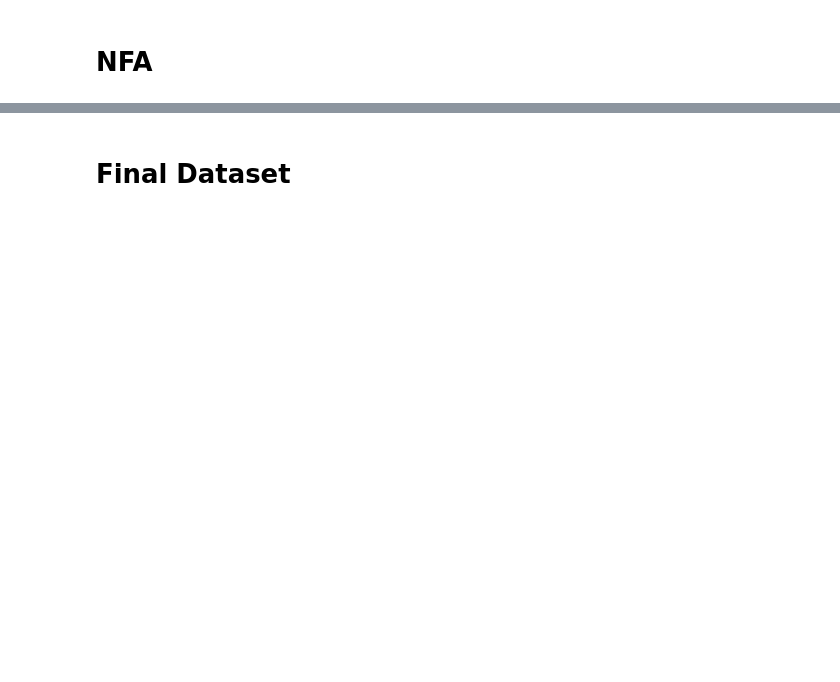
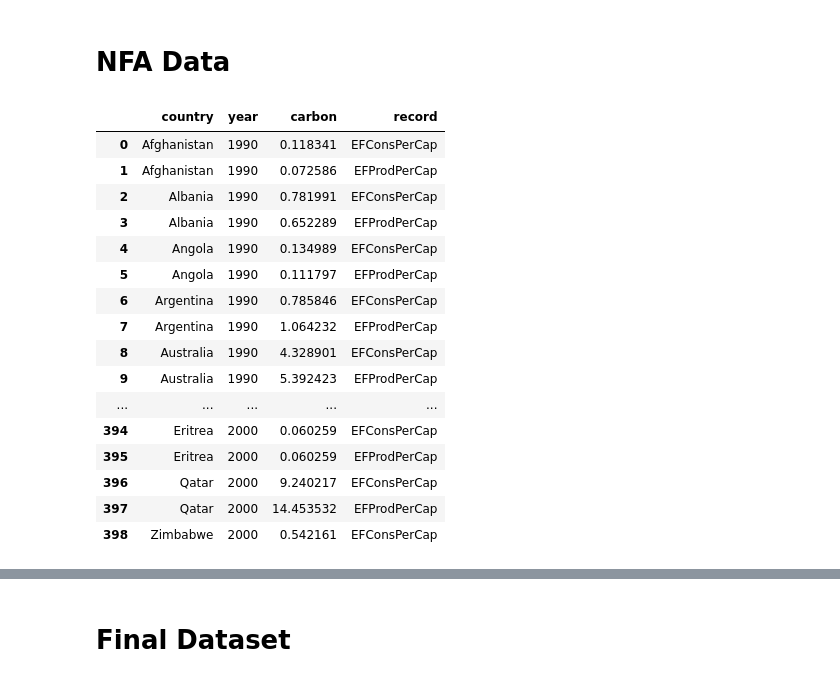
Before and after one commit to jacobdv/shoe-beans, a Jupyter notebook: This_One.ipynb, the cells around one changed output, grey strips where cells are left out. Cells and saved outputs as stored; diff of their text form; code cells hidden in the pictures; blank space fills up the shorter version.

```diff
--- a/This_One.ipynb
+++ b/This_One.ipynb
@@ -7,7 +7,7 @@ nfa = pd.read_csv("NFA_Data.csv")
 # Reads in csv for table two of the UN data, using the fifth row as header.
 un = pd.read_csv("UN_Data_Table_2.csv", header=4).drop([0,67,121,159,193])
 # %% [markdown]
-# NFA
+# NFA Data
 # %%
 # Creating country, year, and carbon emissions dataframe for the selected years.
 nfa = nfa[['country','year','carbon','record']]
@@ -27,6 +27,26 @@ nfa = nfa.set_index("country").reset_index()
 nfa = nfa[(nfa['record'] == 'EFProdPerCap') | (nfa['record'] == 'EFConsPerCap')]
 nfa.dropna(how='any',inplace=True)
 nfa = nfa.set_index("country").reset_index()
+# %%
+nfa
+# %% [output]
+|  | country | year | carbon | record |
+| 0 | Afghanistan | 1990 | 0.118341 | EFConsPerCap |
+| 1 | Afghanistan | 1990 | 0.072586 | EFProdPerCap |
+| 2 | Albania | 1990 | 0.781991 | EFConsPerCap |
+| 3 | Albania | 1990 | 0.652289 | EFProdPerCap |
+| 4 | Angola | 1990 | 0.134989 | EFConsPerCap |
+| 5 | Angola | 1990 | 0.111797 | EFProdPerCap |
+| 6 | Argentina | 1990 | 0.785846 | EFConsPerCap |
+| 7 | Argentina | 1990 | 1.064232 | EFProdPerCap |
+| 8 | Australia | 1990 | 4.328901 | EFConsPerCap |
+| 9 | Australia | 1990 | 5.392423 | EFProdPerCap |
+| ... | ... | ... | ... | ... |
+| 394 | Eritrea | 2000 | 0.060259 | EFConsPerCap |
+| 395 | Eritrea | 2000 | 0.060259 | EFProdPerCap |
+| 396 | Qatar | 2000 | 9.240217 | EFConsPerCap |
+| 397 | Qatar | 2000 | 14.453532 | EFProdPerCap |
+| 398 | Zimbabwe | 2000 | 0.542161 | EFConsPerCap |
 # %%
 # Reformats NFA data.
 i = 0
```
Also changed, not shown: parts of 5 cells of this notebook, 1 other file.
